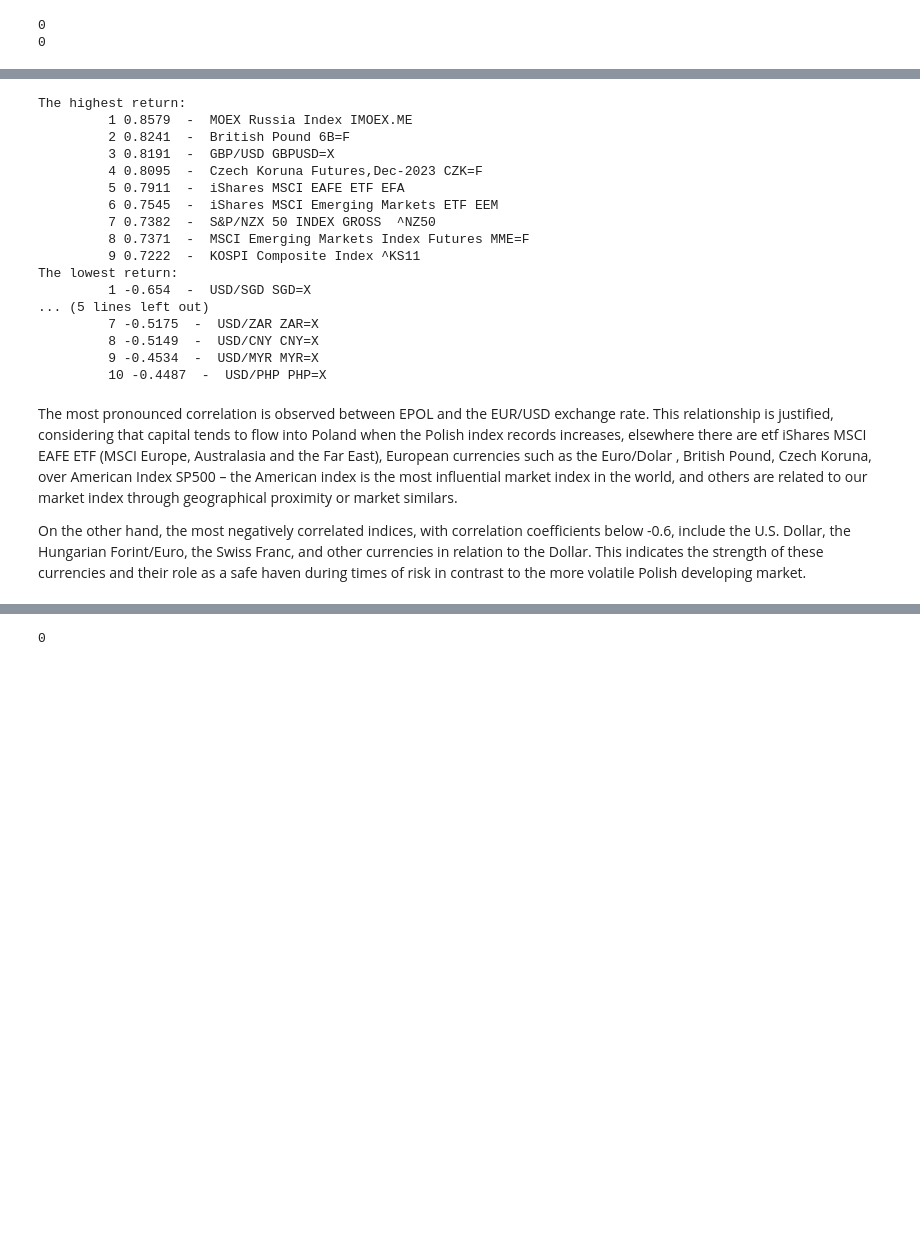
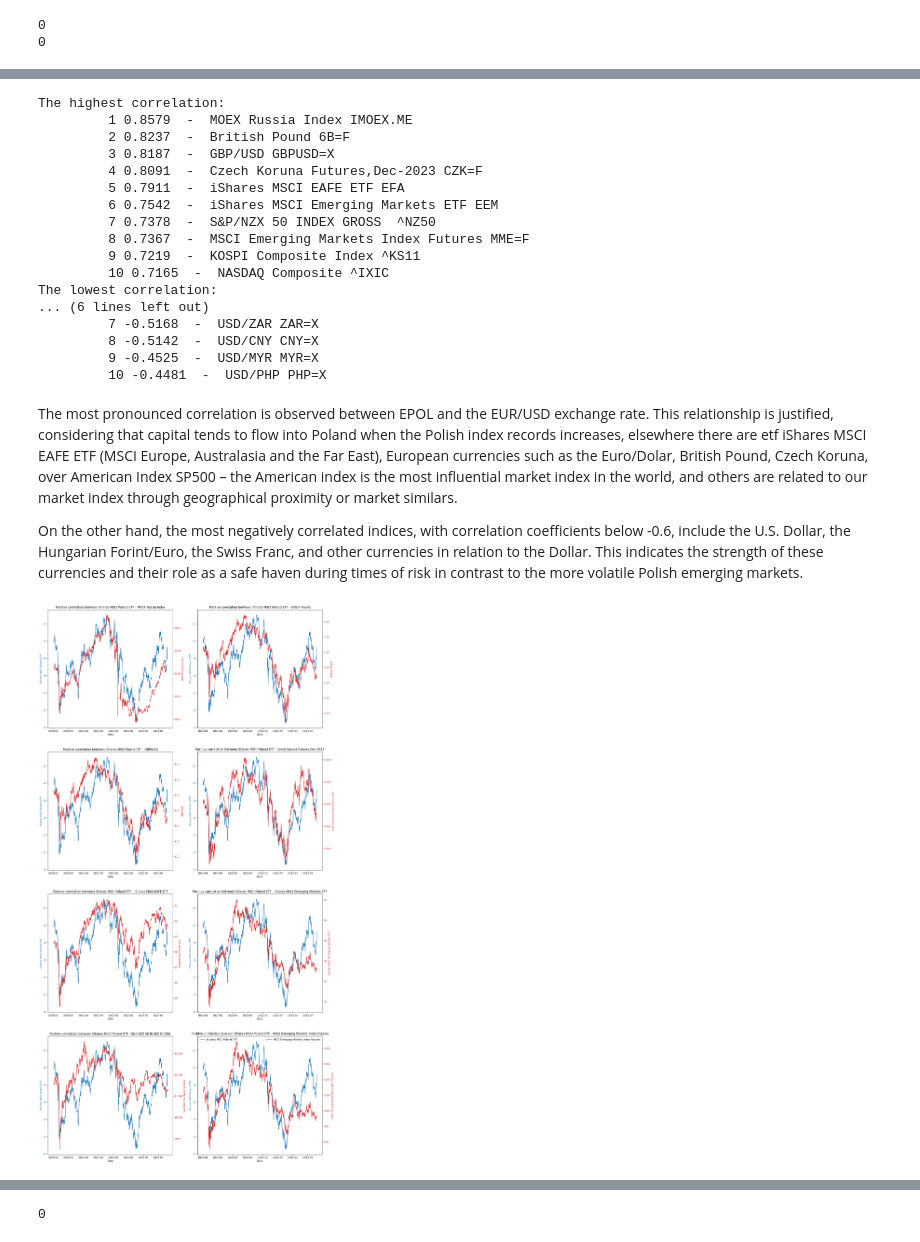
Before and after one commit to MarcinLinkl/stock_market_analysis, a Jupyter notebook: wig20_analyse.ipynb, the cells around one changed output, grey strips where cells are left out. Saved outputs shown, nothing was run; the diff lists cells and outputs as text; code cells hidden in the pictures; blank space fills up the shorter version.

```diff
--- a/wig20_analyse.ipynb
+++ b/wig20_analyse.ipynb
@@ -215,36 +216,77 @@ PHP=X      -0.448682
 Name: EPOL, dtype: float64
 # %%
-print("The highest return:")
+print("The highest correlation:")
 idx=0
 for ticker,profit in top_corr.items():
     idx+=1
     print("\t",idx,round(profit,4)," - ",symbols[ticker],ticker)
 
-print("The lowest return:")
+print("The lowest correlation:")
 idx=0
 for ticker,profit in bottom_corr.items():
     idx+=1
     print("\t",idx,round(profit,4)," - ",symbols[ticker],ticker)
 # %% [output]
-The highest return:
+The highest correlation:
          1 0.8579  -  MOEX Russia Index IMOEX.ME
-         2 0.8241  -  British Pound 6B=F
-         3 0.8191  -  GBP/USD GBPUSD=X
-         4 0.8095  -  Czech Koruna Futures,Dec-2023 CZK=F
+         2 0.8237  -  British Pound 6B=F
+         3 0.8187  -  GBP/USD GBPUSD=X
+         4 0.8091  -  Czech Koruna Futures,Dec-2023 CZK=F
          5 0.7911  -  iShares MSCI EAFE ETF EFA
-         6 0.7545  -  iShares MSCI Emerging Markets ETF EEM
-         7 0.7382  -  S&P/NZX 50 INDEX GROSS  ^NZ50
-         8 0.7371  -  MSCI Emerging Markets Index Futures MME=F
-         9 0.7222  -  KOSPI Composite Index ^KS11
-The lowest return:
-         1 -0.654  -  USD/SGD SGD=X
-... (5 lines left out)
-         7 -0.5175  -  USD/ZAR ZAR=X
-         8 -0.5149  -  USD/CNY CNY=X
-         9 -0.4534  -  USD/MYR MYR=X
-         10 -0.4487  -  USD/PHP PHP=X
+         6 0.7542  -  iShares MSCI Emerging Markets ETF EEM
+         7 0.7378  -  S&P/NZX 50 INDEX GROSS  ^NZ50
+         8 0.7367  -  MSCI Emerging Markets Index Futures MME=F
+         9 0.7219  -  KOSPI Composite Index ^KS11
+         10 0.7165  -  NASDAQ Composite ^IXIC
+The lowest correlation:
+... (6 lines left out)
+         7 -0.5168  -  USD/ZAR ZAR=X
+         8 -0.5142  -  USD/CNY CNY=X
+         9 -0.4525  -  USD/MYR MYR=X
+         10 -0.4481  -  USD/PHP PHP=X
 # %% [markdown]
-The most pronounced correlation is observed between EPOL and the EUR/USD exchange rate. This relationship is justified, considering that capital tends to flow into Poland when the Polish index records increases, elsewhere there are etf iShares MSCI EAFE ETF (MSCI Europe, Australasia and the Far East), European currencies such as the Euro/Dolar , British Pound, Czech Koruna, over American Index SP500 – the American index is the most influential market index in the world, and others are related to our market index through geographical proximity or market similars.
+The most pronounced correlation is observed between EPOL and the EUR/USD exchange rate. This relationship is justified, considering that capital tends to flow into Poland when the Polish index records increases, elsewhere there are etf iShares MSCI EAFE ETF (MSCI Europe, Australasia and the Far East), European currencies such as the Euro/Dolar, British Pound, Czech Koruna, over American Index SP500 – the American index is the most influential market index in the world, and others are related to our market index through geographical proximity or market similars.
 
-On the other hand, the most negatively correlated indices, with correlation coefficients below -0.6, include the U.S. Dollar, the Hungarian Forint/Euro, the Swiss Franc, and other currencies in relation to the Dollar. This indicates the strength of these currencies and their role as a safe haven during times of risk in contrast to the more volatile Polish developing market.
+On the other hand, the most negatively correlated indices, with correlation coefficients below -0.6, include the U.S. Dollar, the Hungarian Forint/Euro, the Swiss Franc, and other currencies in relation to the Dollar. This indicates the strength of these currencies and their role as a safe haven during times of risk in contrast to the more volatile Polish emerging markets.
+# %%
+fig, ax = plt.subplots(nrows=4, ncols=2, figsize=(20, 40))
+
+# Iterate through your symbols
+for i, symbol in enumerate(top_corr[:8].index):
+    # Determine the current subplot position in the grid
+    row = i // 2
+    col = i % 2
+
+    # Select the current subplot
+    ax1 = ax[row, col]
+
+    # First chart (blue line)
+    ax1.set_xlabel('Data')
+    ax1.set_ylabel(symbols["EPOL"], color='tab:blue')
+    ax1.plot(df.index, df["EPOL"], color='tab:blue')
+    ax1.tick_params(axis='y', labelcolor='tab:blue')
+
+    # Create a second axis for the second chart (red line)
+    ax2 = ax1.twinx()
+
+    # Second chart (red line)
+    ax2.set_ylabel(symbols[symbol], color='tab:red')
+    ax2.plot(df.index, df[symbol], color='tab:red')
+    ax2.tick_params(axis='y', labelcolor='tab:red')
+
+    # Set the title for the subplot
+    ax1.set_title(f'Positive correlation between {symbols["EPOL"]} - {symbols[symbol]}')
+
+# You might want to add legends outside of the loop
+
+# Add legend for the blue line
+ax1.legend([symbols["EPOL"]], loc='upper left')
+
+# Add legend for the red line
+ax2.legend([symbols[symbol]], loc='upper right')
+
+# Display the entire figure (all subplots)
+plt.show()
+# %% [output]
+[figure, added]
 # %%
```
Also changed, not shown: parts of 30 cells of this notebook.
